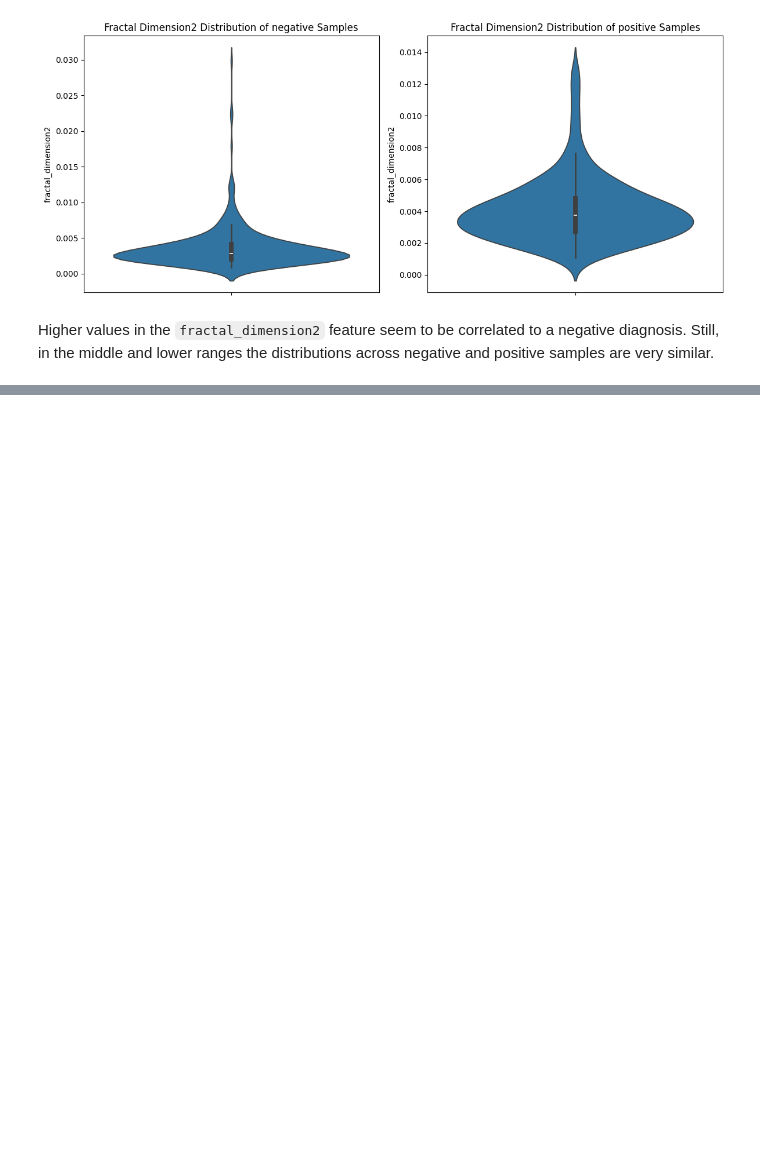
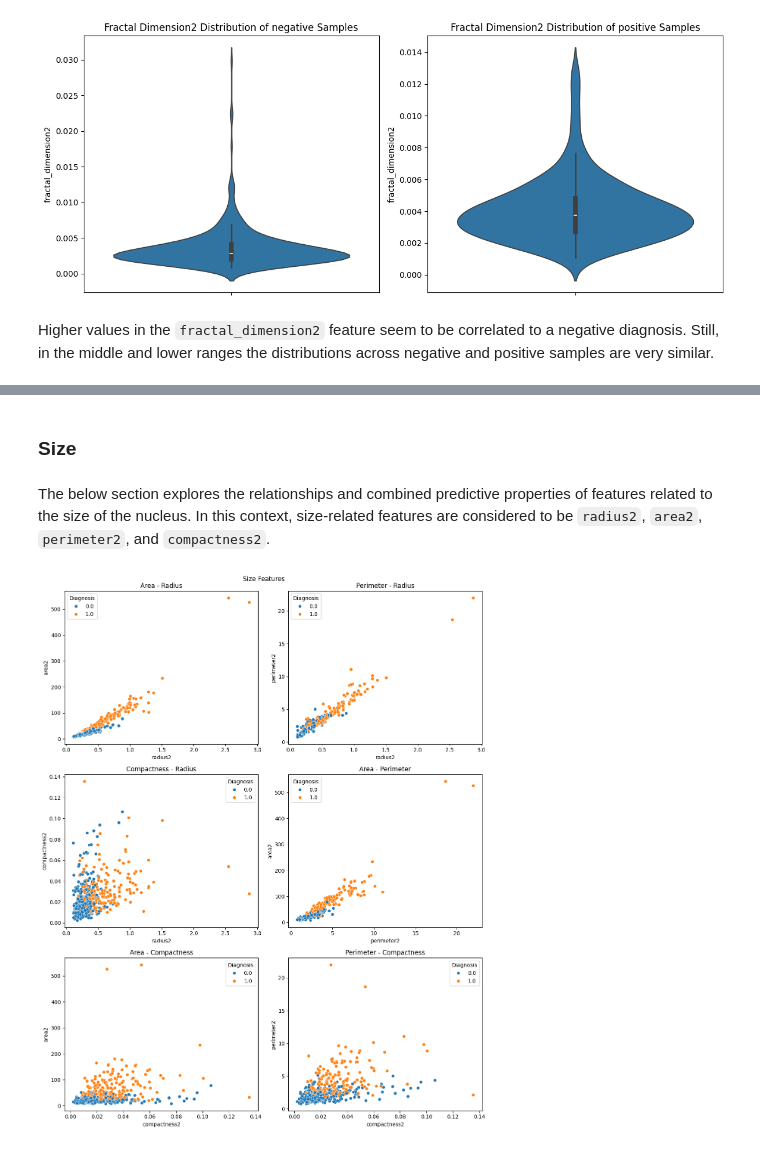
Before and after one commit to Jonas-wastaken/ml_project, a Jupyter notebook: notebooks/exploration.ipynb, the cells around one changed output, grey strips where cells are left out. Drawn from its saved outputs; the diff is of its cells as text; code cells hidden in the pictures; blank space fills up the shorter version.

```diff
--- a/notebooks/exploration.ipynb
+++ b/notebooks/exploration.ipynb
@@ -422,0 +461,42 @@ Features such as `radius2`, `perimeter2`, `area2`, and `symmetry2` are strongly
+# %% [markdown]
+### Size
+# %% [markdown]
+The below section explores the relationships and combined predictive properties of features related to the size of the nucleus. In this context, size-related features are considered to be `radius2`, `area2`, `perimeter2`, and `compactness2`.
+# %%
+fig, ax = plt.subplots(3, 2, figsize=[12, 15])
+fig.suptitle("Size Features")
+
+ax[0, 0] = sns.scatterplot(
+    data=df, x="radius2", y="area2", hue="Diagnosis", ax=ax[0, 0]
+)
+ax[0, 0].set_title("Area - Radius")
+
+ax[0, 1] = sns.scatterplot(
+    data=df, x="radius2", y="perimeter2", hue="Diagnosis", ax=ax[0, 1]
+)
+ax[0, 1].set_title("Perimeter - Radius")
+
+ax[1, 0] = sns.scatterplot(
+    data=df, x="radius2", y="compactness2", hue="Diagnosis", ax=ax[1, 0]
+)
+ax[1, 0].set_title("Compactness - Radius")
+
+ax[1, 1] = sns.scatterplot(
+    data=df, x="perimeter2", y="area2", hue="Diagnosis", ax=ax[1, 1]
+)
+ax[1, 1].set_title("Area - Perimeter")
+
+ax[2, 0] = sns.scatterplot(
+    data=df, x="compactness2", y="area2", hue="Diagnosis", ax=ax[2, 0]
+)
+ax[2, 0].set_title("Area - Compactness")
+
+ax[2, 1] = sns.scatterplot(
+    data=df, x="compactness2", y="perimeter2", hue="Diagnosis", ax=ax[2, 1]
+)
+ax[2, 1].set_title("Perimeter - Compactness")
+
+plt.tight_layout()
+plt.show()
+# %% [output]
+[figure, added]
```
Also changed, not shown: parts of 26 cells of this notebook.
